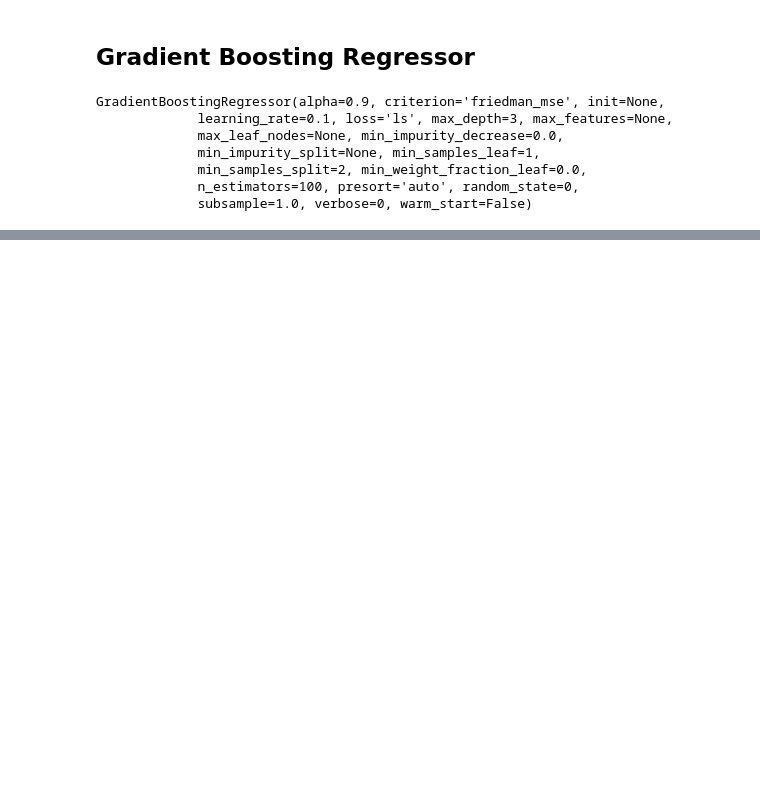
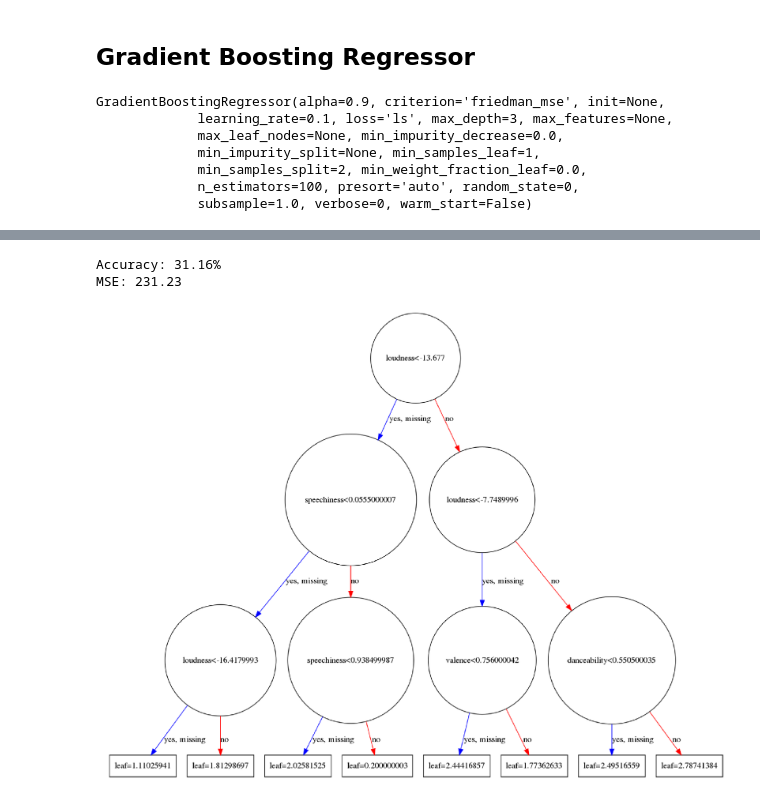
Before and after one commit to inSam/SoundScorer221, a Jupyter notebook: baseline.ipynb, the cells around one changed output, grey strips where cells are left out. Cells and saved outputs as stored; diff of their text form; code cells hidden in the pictures; blank space fills up the shorter version.

Commit message:
added XGBoost and tree ensemble visualization

```diff
--- a/baseline.ipynb
+++ b/baseline.ipynb
@@ -237,0 +246,28 @@ Gradient Boosting Regressor Variance Score: -1.7998061602929498
+# %%
+XGB = XGBRegressor(
+    learning_rate =0.05,
+    n_estimators=300,
+    max_depth=3,
+    min_child_weight=1,
+    gamma=0,
+    subsample=0.8,
+    colsample_bytree=0.8,
+    scale_pos_weight=1)
+
+XGB.fit(x_train, y_train)
+test_preds = XGB.predict(x_dev)
+accuracy = XGB.score(x_dev, y_dev)
+print("Accuracy: %.2f%%" % (accuracy * 100.0))
+print("MSE: %.2f"
+      % mean_squared_error(test_preds, y_dev))
+# %% [output]
+Accuracy: 31.16%
+MSE: 231.23
+# %%
+rcParams['figure.figsize'] = 80,50
+plot_tree(XGB)
+fig = plt.gcf()
+fig.set_size_inches(50, 30)
+fig.savefig('tree.eps')
+# %% [output]
+[figure, added]
```
Also changed, not shown: parts of 10 cells of this notebook, 1 other file.
